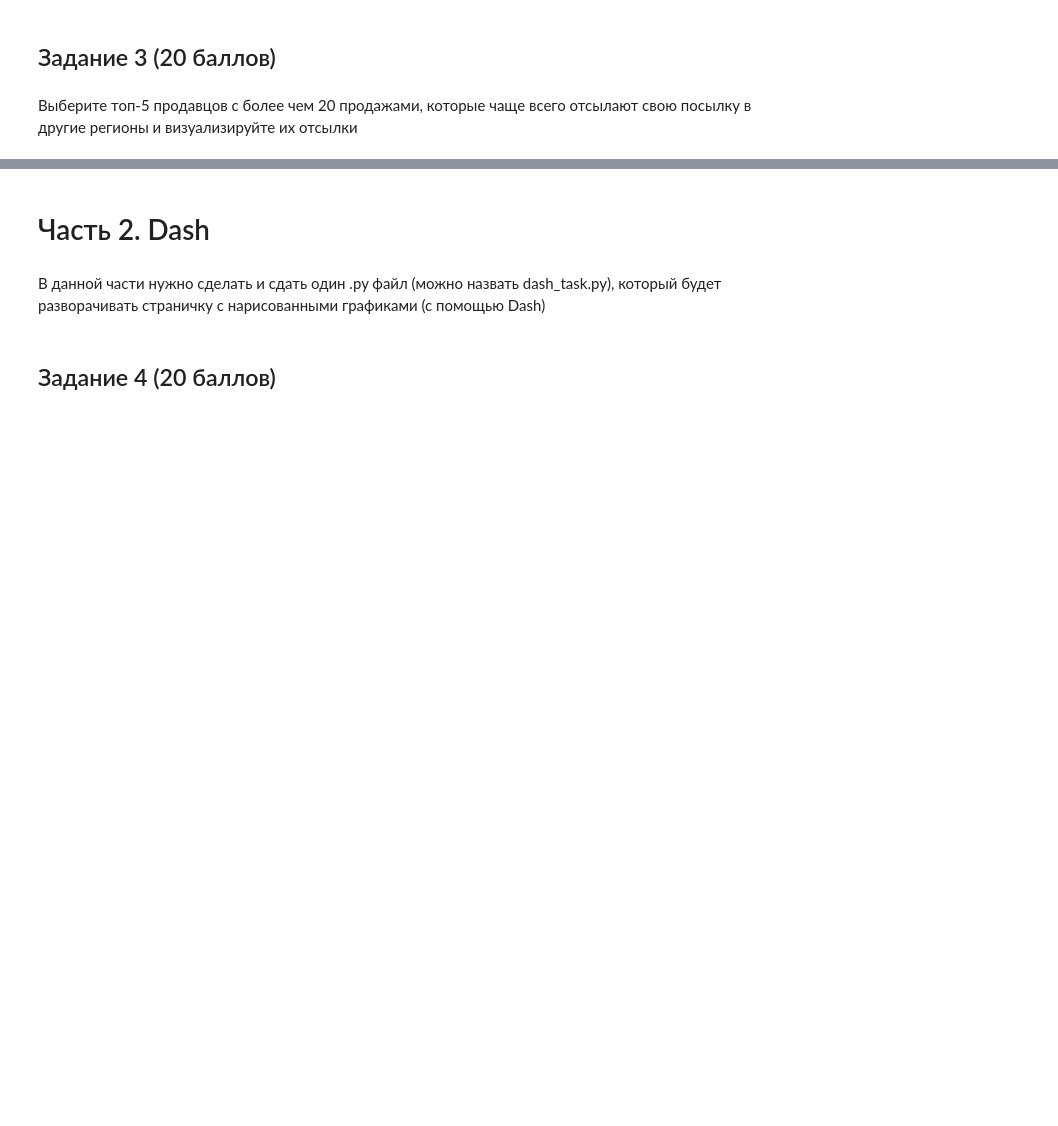
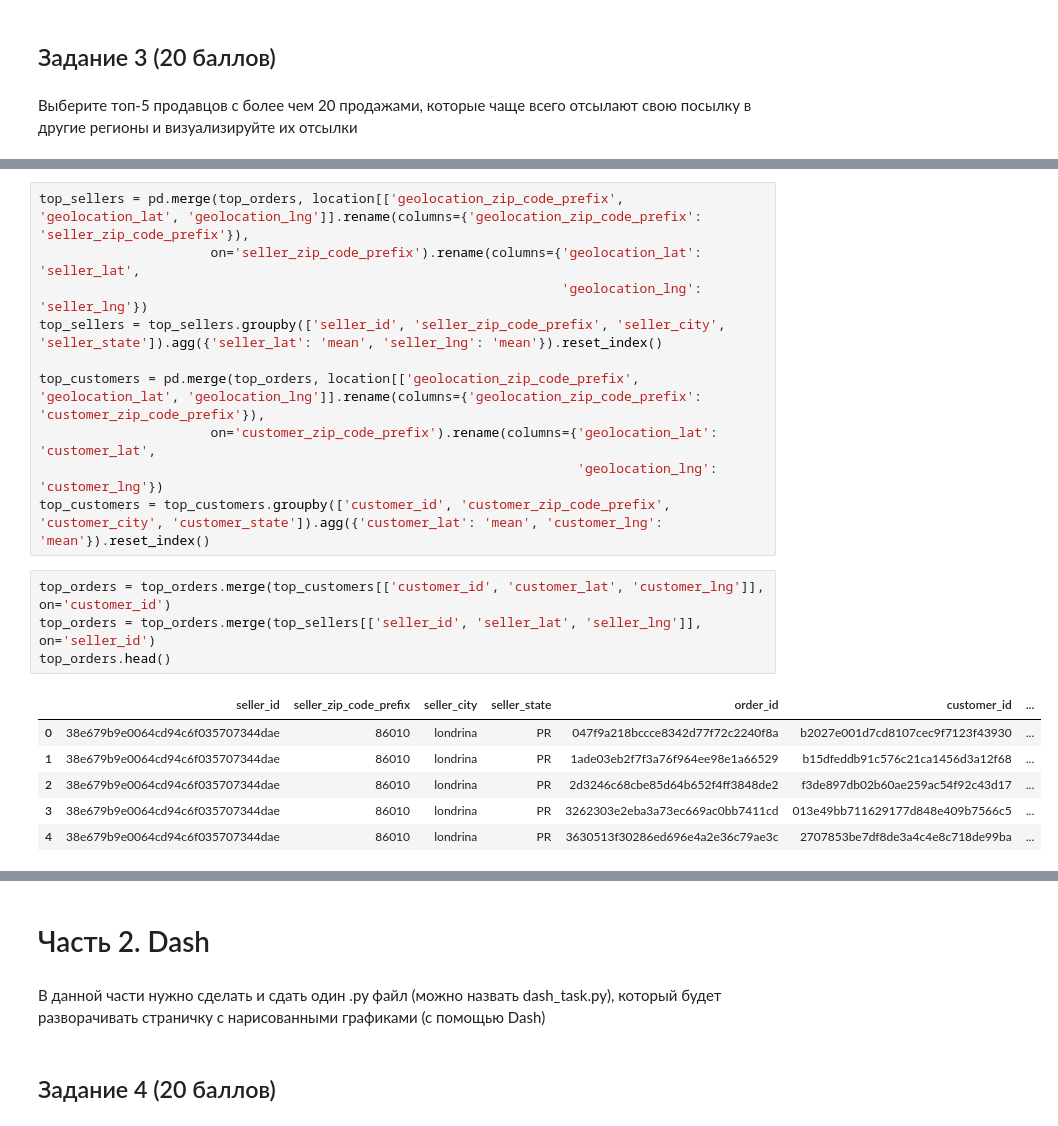
Before and after one commit to katrinnx/python-2-hw-4-katrinnx, a Jupyter notebook: Python_2_HW_4.ipynb, the cells around one changed output, grey strips where cells are left out. Cells and saved outputs as stored; diff of their text form; blank space fills up the shorter version.

```diff
--- a/Python_2_HW_4.ipynb
+++ b/Python_2_HW_4.ipynb
@@ -65,0 +214,21 @@ sellers = pd.read_csv('olist_sellers_dataset.csv')
+# %%
+top_sellers = pd.merge(top_orders, location[['geolocation_zip_code_prefix', 'geolocation_lat', 'geolocation_lng']].rename(columns={'geolocation_zip_code_prefix': 'seller_zip_code_prefix'}),
+                      on='seller_zip_code_prefix').rename(columns={'geolocation_lat': 'seller_lat',
+                                                                   'geolocation_lng': 'seller_lng'})
+top_sellers = top_sellers.groupby(['seller_id', 'seller_zip_code_prefix', 'seller_city', 'seller_state']).agg({'seller_lat': 'mean', 'seller_lng': 'mean'}).reset_index()
+
+top_customers = pd.merge(top_orders, location[['geolocation_zip_code_prefix', 'geolocation_lat', 'geolocation_lng']].rename(columns={'geolocation_zip_code_prefix': 'customer_zip_code_prefix'}),
+                      on='customer_zip_code_prefix').rename(columns={'geolocation_lat': 'customer_lat',
+                                                                     'geolocation_lng': 'customer_lng'})
+top_customers = top_customers.groupby(['customer_id', 'customer_zip_code_prefix', 'customer_city', 'customer_state']).agg({'customer_lat': 'mean', 'customer_lng': 'mean'}).reset_index()
+# %%
+top_orders = top_orders.merge(top_customers[['customer_id', 'customer_lat', 'customer_lng']], on='customer_id')
+top_orders = top_orders.merge(top_sellers[['seller_id', 'seller_lat', 'seller_lng']], on='seller_id')
+top_orders.head()
+# %% [output]
+|  | seller_id | seller_zip_code_prefix | seller_city | seller_state | order_id | customer_id | ... |
+| 0 | 38e679b9e0064cd94c6f035707344dae | 86010 | londrina | PR | 047f9a218bccce8342d77f72c2240f8a | b2027e001d7cd8107cec9f7123f43930 | ... |
+| 1 | 38e679b9e0064cd94c6f035707344dae | 86010 | londrina | PR | 1ade03eb2f7f3a76f964ee98e1a66529 | b15dfeddb91c576c21ca1456d3a12f68 | ... |
+| 2 | 38e679b9e0064cd94c6f035707344dae | 86010 | londrina | PR | 2d3246c68cbe85d64b652f4ff3848de2 | f3de897db02b60ae259ac54f92c43d17 | ... |
+| 3 | 38e679b9e0064cd94c6f035707344dae | 86010 | londrina | PR | 3262303e2eba3a73ec669ac0bb7411cd | 013e49bb711629177d848e409b7566c5 | ... |
+| 4 | 38e679b9e0064cd94c6f035707344dae | 86010 | londrina | PR | 3630513f30286ed696e4a2e36c79ae3c | 2707853be7df8de3a4c4e8c718de99ba | ... |
```
Also changed, not shown: parts of 14 cells of this notebook.
